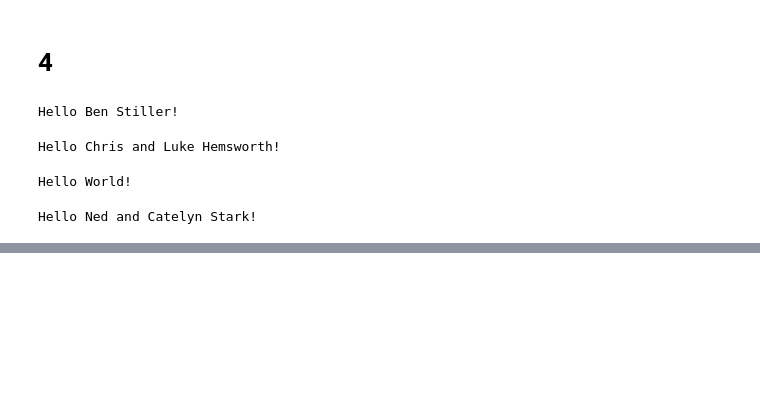
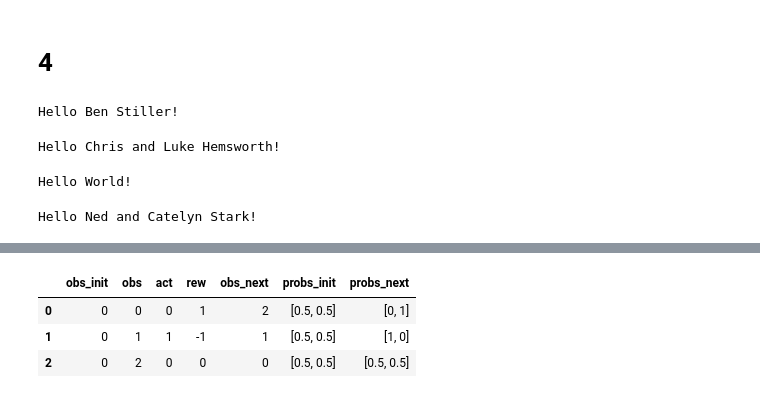
Before and after one commit to MrWhiteRichard/dice_rl_sepsis, a Jupyter notebook: test.ipynb, the cells around one changed output, grey strips where cells are left out. Saved outputs shown, nothing was run; the diff lists cells and outputs as text; code cells hidden in the pictures; blank space fills up the shorter version.

```diff
--- a/test.ipynb
+++ b/test.ipynb
@@ -180,0 +519,18 @@ Hello Ned and Catelyn Stark!
+# %%
+dataset_tabular = pd.DataFrame({
+    "obs_init": [0, 0, 0],
+    "obs": [0, 1, 2],
+    "act": [0, 1, 0],
+    "rew": [1, -1, 0],
+    "obs_next": [2, 1, 0],
+    "probs_init": [
+        np.array([0.5, 0.5]),
+        np.array([0.5, 0.5]),
+        np.array([0.5, 0.5]),
+    ],
+    "probs_next": [
+        np.array([0, 1]),
+        np.array([1, 0]),
+        np.array([0.5, 0.5]),
+    ],
+})
@@ -180,0 +583,7 @@ Hello Ned and Catelyn Stark!
+# %%
+dataset_tabular
+# %% [output]
+|  | obs_init | obs | act | rew | obs_next | probs_init | probs_next |
+| 0 | 0 | 0 | 0 | 1 | 2 | [0.5, 0.5] | [0, 1] |
+| 1 | 0 | 1 | 1 | -1 | 1 | [0.5, 0.5] | [1, 0] |
+| 2 | 0 | 2 | 0 | 0 | 0 | [0.5, 0.5] | [0.5, 0.5] |
```
Also changed, not shown: parts of 34 cells of this notebook.
